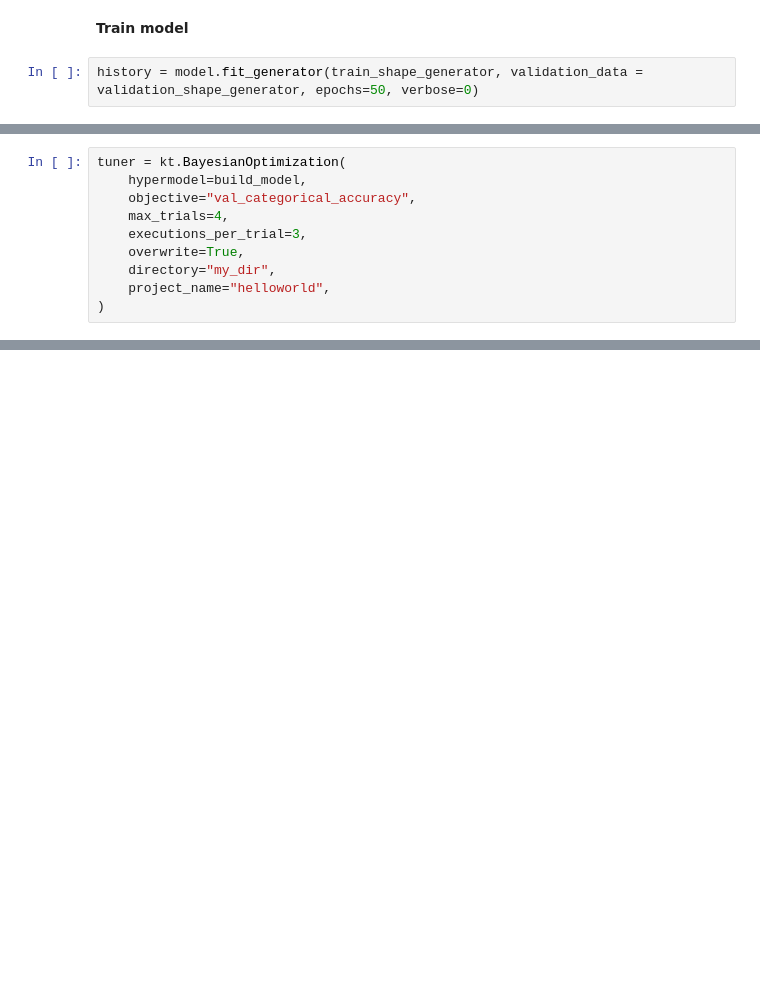
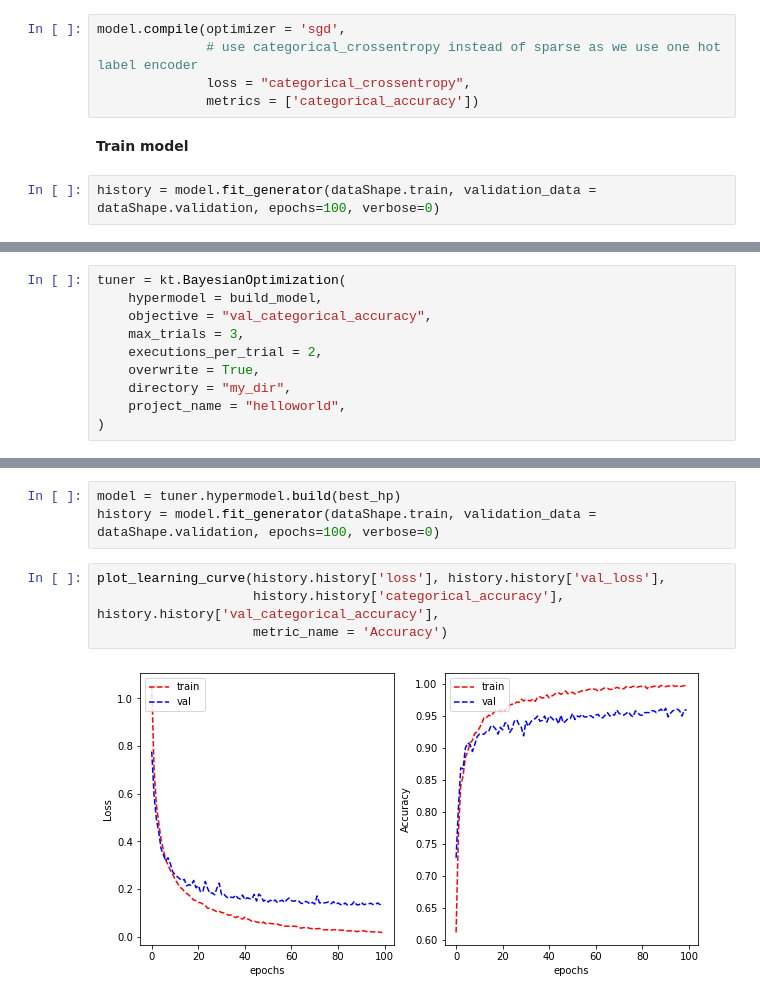
Before and after one commit to mhngu23/Traffic-Sign-Image-Recognition-by-RMIT, a Jupyter notebook: Traffic_Sign_Image_Recognition.ipynb, the cells around one changed output, grey strips where cells are left out. Cells and saved outputs as stored; diff of their text form; blank space fills up the shorter version.

Commit message:
Testing MLP and CNN
- Testing hyperparameter tuning on MLP
- Create a base model of CNN

```diff
--- a/Traffic_Sign_Image_Recognition.ipynb
+++ b/Traffic_Sign_Image_Recognition.ipynb
@@ -275,7 +271,12 @@ model.compile(optimizer='SGD',
+# %%
+model.compile(optimizer = 'sgd',
+              # use categorical_crossentropy instead of sparse as we use one hot label encoder
+              loss = "categorical_crossentropy",
+              metrics = ['categorical_accuracy'])
 # %% [markdown]
 **Train model**
 # %%
-history = model.fit_generator(train_shape_generator, validation_data = validation_shape_generator, epochs=50, verbose=0)
+history = model.fit_generator(dataShape.train, validation_data = dataShape.validation, epochs=100, verbose=0)
 # %%
 plot_learning_curve(history.history['loss'], history.history['val_loss'],
                     history.history['categorical_accuracy'], history.history['val_categorical_accuracy'],
@@ -318,12 +330,12 @@ Search for
 # %%
 tuner = kt.BayesianOptimization(
-    hypermodel=build_model,
-    objective="val_categorical_accuracy",
-    max_trials=4,
-    executions_per_trial=3,
-    overwrite=True,
-    directory="my_dir",
-    project_name="helloworld",
+    hypermodel = build_model,
+    objective = "val_categorical_accuracy",
+    max_trials = 3,
+    executions_per_trial = 2,
+    overwrite = True,
+    directory = "my_dir",
+    project_name = "helloworld",
 )
 # %%
 tuner.search_space_summary()
@@ -337,0 +410,9 @@ best_model.summary()
+# %%
+model = tuner.hypermodel.build(best_hp)
+history = model.fit_generator(dataShape.train, validation_data = dataShape.validation, epochs=100, verbose=0)
+# %%
+plot_learning_curve(history.history['loss'], history.history['val_loss'],
+                    history.history['categorical_accuracy'], history.history['val_categorical_accuracy'],
+                    metric_name = 'Accuracy')
+# %% [output]
+[figure, added]
```
Also changed, not shown: parts of 54 cells of this notebook, 1 other file.
